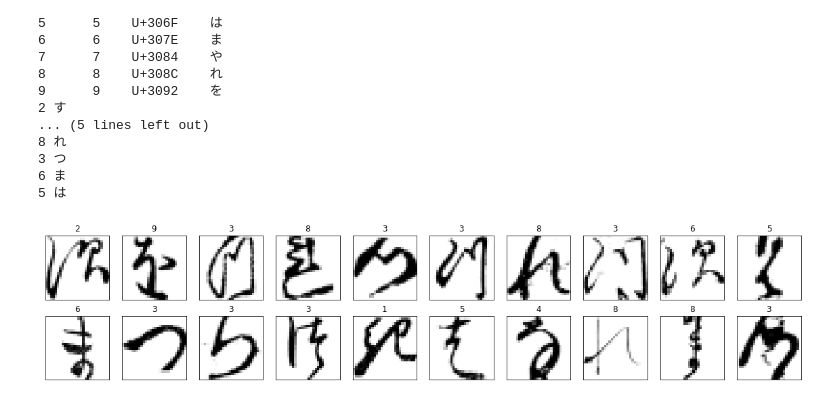
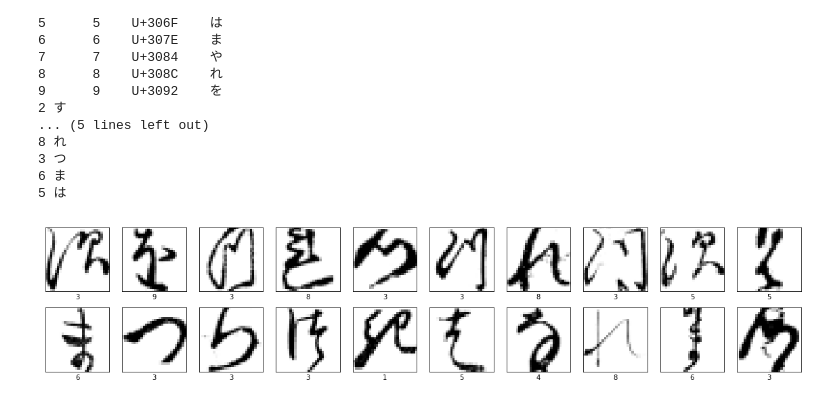
Before and after one commit to dekape/kmnist, a Jupyter notebook: KMNIST.ipynb, the cells around one changed output. Drawn from its saved outputs; the diff is of its cells as text; code cells hidden in the pictures.

```diff
--- a/KMNIST.ipynb
+++ b/KMNIST.ipynb
@@ -181,8 +186,10 @@ class SupervisedLearning:
 
       self.trained_full=False
 
-      self.mean_full = -1
-      self.std_full = -1
+      self.mean_full = None
+      self.std_full = None
+      self.mean = None
+      self.std = None
 
       self.logs = None # saves the liveloss object data
 
@@ -359,7 +366,9 @@ class SupervisedLearning:
       """
       self.model.eval()
 
-      test_dataset = CustomTensorDataset(X_test, y_test, transform=test_transform)
+      mean, std = self.find_mean_std(True)
+
+      test_dataset = CustomTensorDataset(normalise_image(X_test, mean, std), y_test, transform=test_transform)
       test_data_loader = DataLoader(test_dataset, batch_size=self.test_batch_size, shuffle=True)
 
       ys, y_preds = [], []
@@ -409,6 +418,8 @@ class SupervisedLearning:
       else:
         mean = torch.mean(self.X_train)
         std = torch.std(self.X_train)
+        self.mean = mean
+        self.std = std
 
       return mean, std
 # %%
@@ -487,5 +512,5 @@ Count: 5
 # %%
- def evaluate_test(X_test, model, norm_mean, norm_std, test_batch_size=30, test_transform=None, device="cpu", save_to_csv=False, path="./foo.csv"):
+ def evaluate_test(X_test, model, norm_mean, norm_std, test_batch_size=30, test_transform=None, device="cpu", save_to_csv=False, path="/content/gdrive/My Drive/foo.csv"):
       """
       This method takes a tensor of images and a trained model and returns the predicted labels
       from those images
@@ -519,13 +544,10 @@ Count: 5
               y_preds.append(y_pred.cpu().numpy())
 
       y_preds =  np.concatenate(y_preds, 0)
+      sub = pd.DataFrame(data={'Category': y_preds})
 
-      if save_to_csv:
-        csv_data = []
-        for i in range(0, len(y_preds)):
-          csv_data.append(int(y_preds[i]))
+      sub.index.name = "Id"
 
-        sub = pd.DataFrame(data={'Category': np.array(csv_data)})
-        sub.index.name = "Id"
-        sub.to_csv(path)
-      return y_preds, csv_data
+      if save_to_csv: sub.to_csv(path)
+
+      return y_preds, sub
@@ -541,2 +554,2 @@ print(mean.item()/255, std.item()/255)
 # %%
-y_preds, df = evaluate_test(X_test, learning.model, 0.1918869916130, 0.3483428, save_to_csv=True, path="/content/gdrive/My Drive/Sigmoid/Submission.csv")
+y_preds, df = evaluate_test(X_test, learning.model, learning.mean, learning.std, save_to_csv=True, path="/content/gdrive/My Drive/Sigmoid/Submission.csv")
@@ -567,14 +608,14 @@ for i in range(10):
 # %%
 plt.figure(figsize=(20,4))
 for i in range(20):
     plt.subplot(2,10,i+1)
     plt.xticks([])
     plt.yticks([])
     plt.grid(False)
     plt.imshow(X_test[i], cmap=plt.cm.binary)
-    plt.title(y_preds[i])
+    plt.xlabel(y_preds[i])
 # %% [output]
-[figure, old version]
+[figure, new version]
 # %%
 # Saving the model to my google drive
 # model_save_name = 'LeNET' + learning.logs["val_accuracy"] + '.pt'
```
Also changed, not shown: parts of 10 cells of this notebook, 1 other file.
